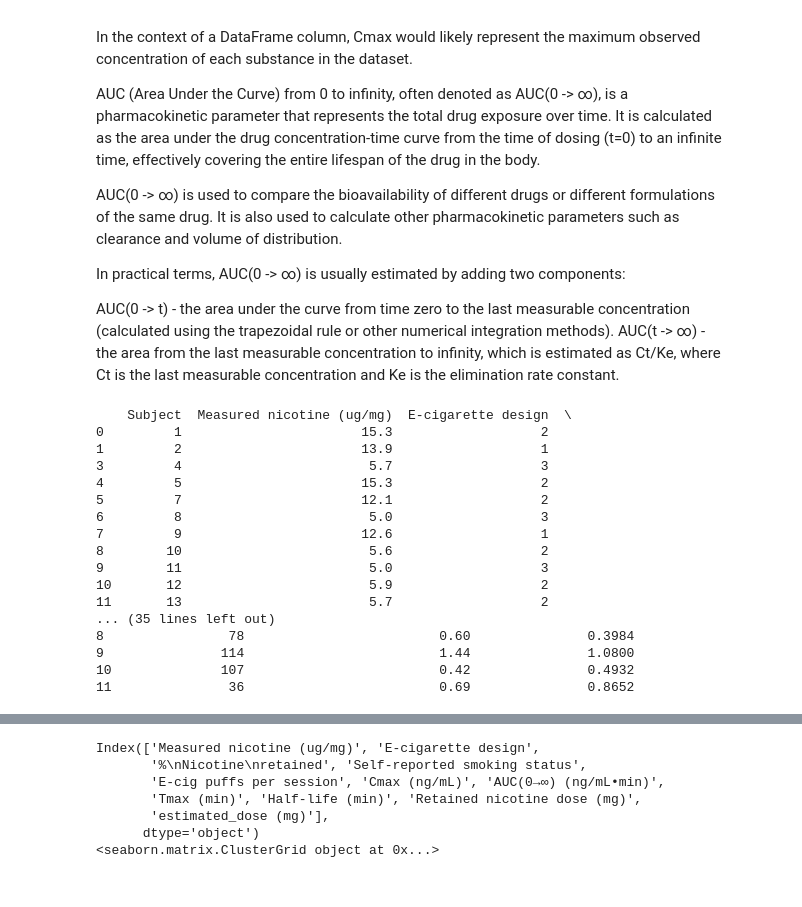
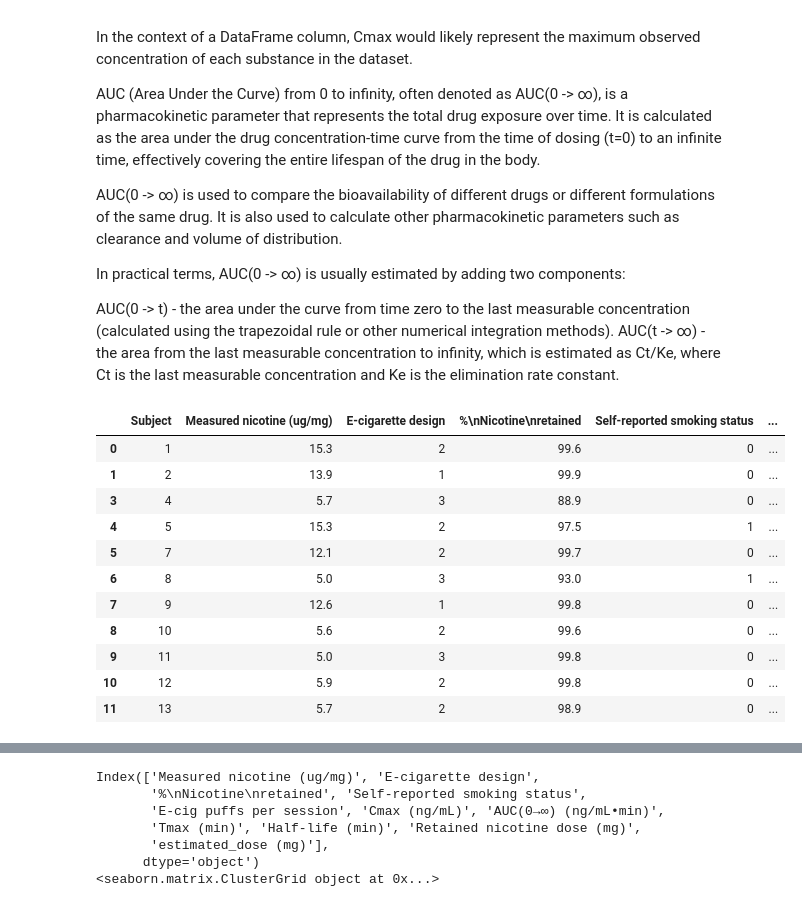
Before and after one commit to harshit2702/Major-Project-Nicotine-Retention, a Jupyter notebook: notebooks/discoveringData.ipynb, the cells around one changed output, grey strips where cells are left out. Saved outputs shown, nothing was run; the diff lists cells and outputs as text; code cells hidden in the pictures.

```diff
--- a/notebooks/discoveringData.ipynb
+++ b/notebooks/discoveringData.ipynb
@@ -505,33 +499,28 @@ AUC(t -> ∞) - the area from the last measurable concentration to infinity, whi
 # %%
 # Calculate z-scores for the columns containing numerical data
 z_scores = (nicotine_retention - nicotine_retention.mean()) / nicotine_retention.std()
 
 # Define a threshold for outliers (e.g., z-score > 3 or < -3)
 threshold = 3
 
 # Remove rows with outliers based on the z-scores
 nicotine_retention_no_outliers = nicotine_retention[(z_scores < threshold).all(axis=1)]
 
 # Print the updated DataFrame without outliers
-print(nicotine_retention_no_outliers)
+nicotine_retention_no_outliers
 # %% [output]
-    Subject  Measured nicotine (ug/mg)  E-cigarette design  \
-0         1                       15.3                   2
-1         2                       13.9                   1
-3         4                        5.7                   3
-4         5                       15.3                   2
-5         7                       12.1                   2
-6         8                        5.0                   3
-7         9                       12.6                   1
-8        10                        5.6                   2
-9        11                        5.0                   3
-10       12                        5.9                   2
-11       13                        5.7                   2
-... (35 lines left out)
-8                78                         0.60               0.3984
-9               114                         1.44               1.0800
-10              107                         0.42               0.4932
-11               36                         0.69               0.8652
+|  | Subject | Measured nicotine (ug/mg) | E-cigarette design | %\nNicotine\nretained | Self-reported smoking status | ... |
+| 0 | 1 | 15.3 | 2 | 99.6 | 0 | ... |
+| 1 | 2 | 13.9 | 1 | 99.9 | 0 | ... |
+| 3 | 4 | 5.7 | 3 | 88.9 | 0 | ... |
+| 4 | 5 | 15.3 | 2 | 97.5 | 1 | ... |
+| 5 | 7 | 12.1 | 2 | 99.7 | 0 | ... |
+| 6 | 8 | 5.0 | 3 | 93.0 | 1 | ... |
+| 7 | 9 | 12.6 | 1 | 99.8 | 0 | ... |
+| 8 | 10 | 5.6 | 2 | 99.6 | 0 | ... |
+| 9 | 11 | 5.0 | 3 | 99.8 | 0 | ... |
+| 10 | 12 | 5.9 | 2 | 99.8 | 0 | ... |
+| 11 | 13 | 5.7 | 2 | 98.9 | 0 | ... |
 # %%
 nicotine_retention_no_outliers.corr()
 # %% [output]
```
Also changed, not shown: parts of 11 cells of this notebook.
